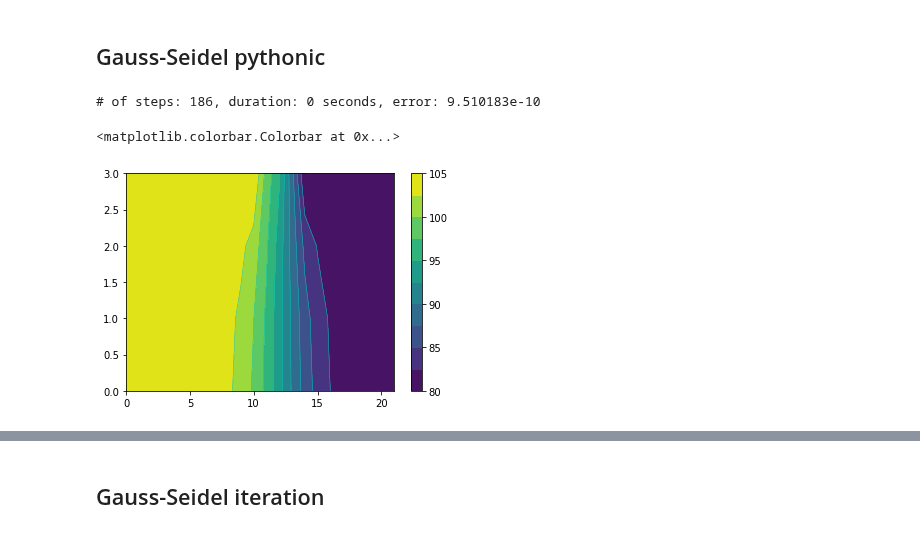
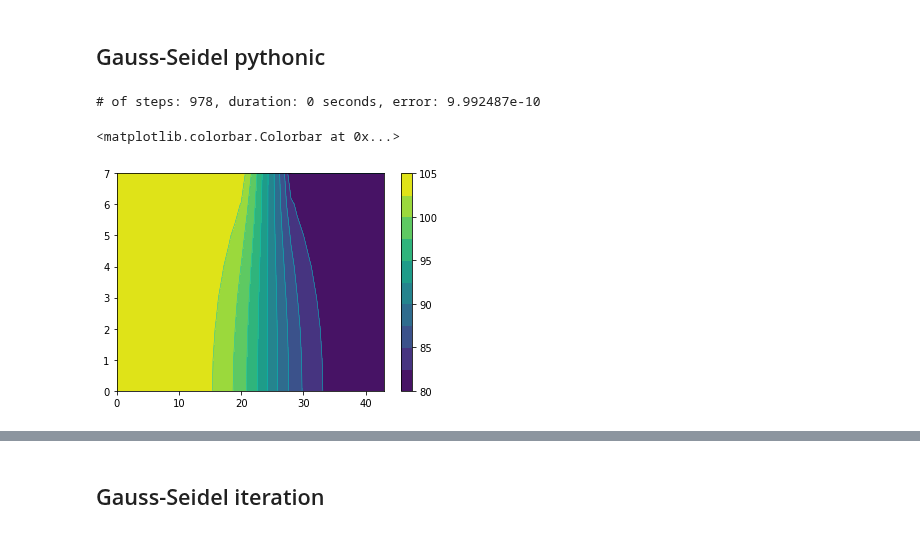
Before and after one commit to kks32-courses/ce394m, a Jupyter notebook: notebooks/03-fdm_seepage_dam.ipynb, the cells around one changed output, grey strips where cells are left out. Saved outputs shown, nothing was run; the diff lists cells and outputs as text; code cells hidden in the pictures.

```diff
--- a/notebooks/03-fdm_seepage_dam.ipynb
+++ b/notebooks/03-fdm_seepage_dam.ipynb
@@ -23,7 +23,7 @@ height = 80
 length = 440
 
 ## Grid size in m
-dx = 20
+dx = 10
 
 # Head on left and right
 lhead = 105
@@ -82,32 +82,32 @@ while error > tolerance:
     # elif j == 0 and i > 0 and i < (nrows -1):
     h[1:(nrows-1),0]=(h[0:(nrows-2),0]+h[2:nrows,0]+2*h[1:(nrows-1),1])/4
 
     # Right boundary
     # elif j == (ncols -1) and i > 0 and i < (nrows - 1):
     h[1:(nrows-1),(ncols-1)]=(2*h[1:(nrows-1),(ncols-2)]+h[0:(nrows-2),(ncols-1)]+h[2:(nrows),(ncols-1)])/4
 
     # Left bottom corner
     # elif i == (nrows -1) and j == 0:
     # h[i,j]=(h[i-1,j]+h[i,j+1])/2
     h[(nrows-1),0]=(h[nrows-2,0]+h[nrows-1,1])/2
 
     # Bottom boundary
     # elif i == (nrows -1) and j > 0 and j < (ncols - 1):
     h[nrows-1,1:(ncols-1)]=(h[(nrows-1),0:(ncols-2)]+h[(nrows-1),2:(ncols)]+2*h[(nrows-2),1:(ncols-1)])/4
 
     # Right bottom corner
     # elif i == (nrows -1) and  j == (ncols -1):
     h[(nrows -1),(ncols -1)]=(h[(nrows -1),(ncols -2)]+h[(nrows -2),(ncols -2)])/2
 
     # Error
     error = (np.square(np.subtract(h, residual))).max()
 
 elapsed_time = time.time() - start_time
 print('# of steps: %d, duration: %d seconds, error: %le' %(step, elapsed_time, error))
 plt.contour(np.flipud(h), 10, linewidths=0.5, colors='c')
 plt.contourf(np.flipud(h), 10)
 plt.colorbar()
 # %% [output]
-# of steps: 186, duration: 0 seconds, error: 9.510183e-10
+# of steps: 978, duration: 0 seconds, error: 9.992487e-10
 <matplotlib.colorbar.Colorbar at 0x...>
-[figure, old version]
+[figure, new version]
```
Also changed, not shown: parts of 2 cells of this notebook, 6 other files.
